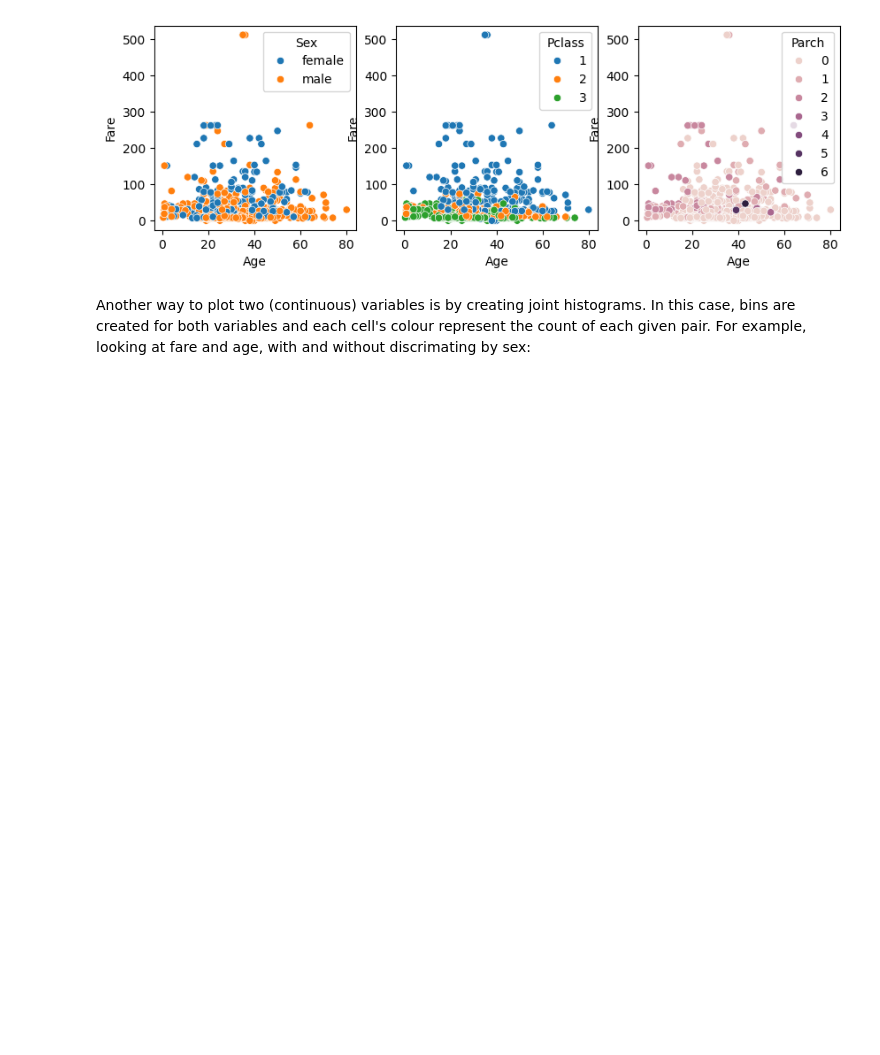
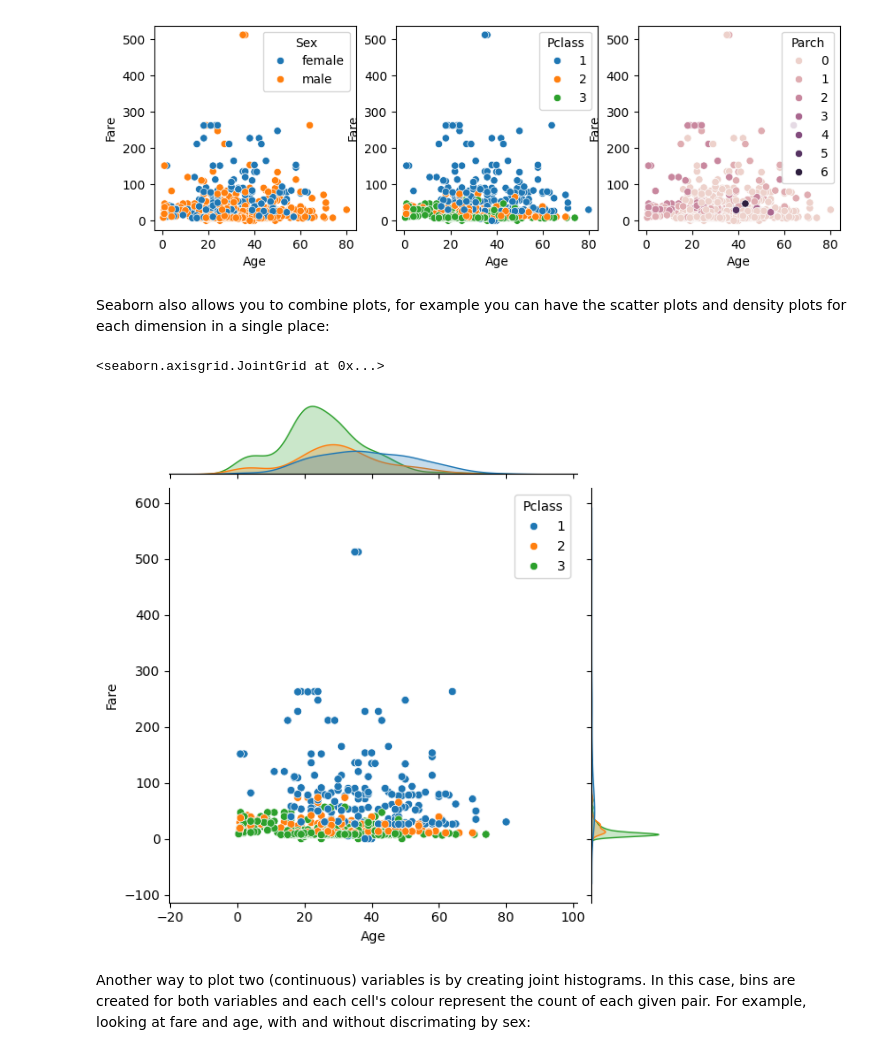
Before and after one commit to rrr-uom-projects/MPiCRT-AI, a Jupyter notebook: 02-Data Visualisation.ipynb, the cells around one changed output. Cells and saved outputs as stored; diff of their text form; code cells hidden in the pictures; blank space fills up the shorter version.

Commit message:
added jointplot

```diff
--- a/02-Data Visualisation.ipynb
+++ b/02-Data Visualisation.ipynb
@@ -123,6 +105,13 @@ sns.scatterplot(x='Age',y='Fare', hue='Parch', data=pax, ax=axs[2] )
 # %% [output]
 <Axes: xlabel='Age', ylabel='Fare'>
 [figure]
+# %% [markdown]
+Seaborn also allows you to combine plots, for example you can have the scatter plots and density plots for each dimension in a single place:
+# %%
+sns.jointplot(data=pax, x="Age", y="Fare", hue="Pclass")
+# %% [output]
+<seaborn.axisgrid.JointGrid at 0x...>
+[figure, added]
 # %% [markdown]
 Another way to plot two (continuous) variables is by creating joint histograms. In this case, bins are created for both variables and each cell's colour represent the count of each given pair. For example, looking at fare and age, with and without discrimating by sex:
 # %%
```
Also changed, not shown: parts of 20 cells of this notebook.
